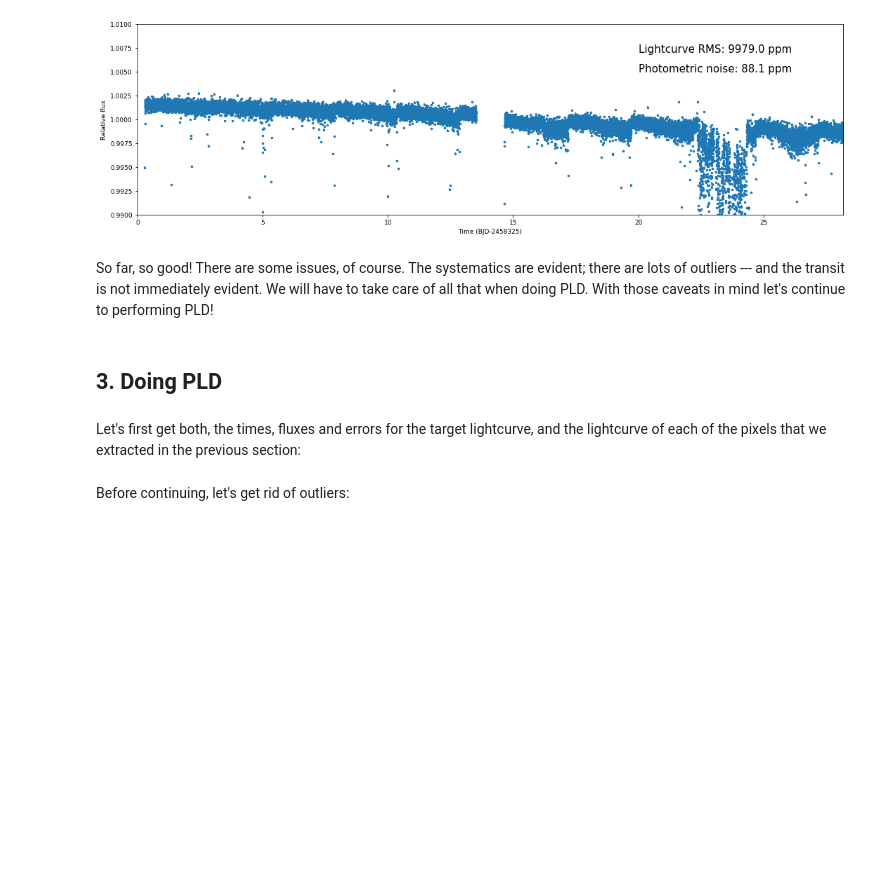
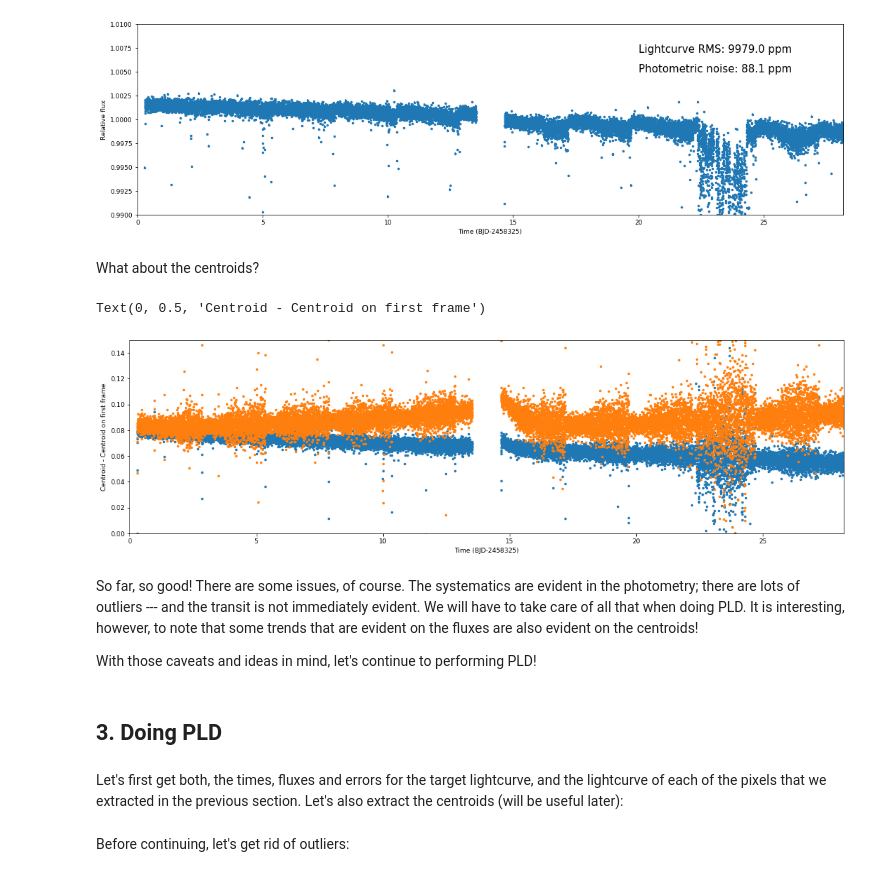
Before and after one commit to nespinoza/PLD-TESS, a Jupyter notebook: How to PLD with TESS --- an iPython notebook.ipynb, the cells around one changed output. Drawn from its saved outputs; the diff is of its cells as text; code cells hidden in the pictures; blank space fills up the shorter version.

```diff
--- a/How to PLD with TESS --- an iPython notebook.ipynb
+++ b/How to PLD with TESS --- an iPython notebook.ipynb
@@ -134,12 +152,29 @@ plt.ylabel('Relative flux')
 # %% [output]
 Text(0, 0.5, 'Relative flux')
 [figure]
+# %% [markdown]
+What about the centroids?
+# %%
+t,x,y = np.loadtxt(tess_id+'_centroids.dat',unpack=True)
+plt.figure(figsize=(18,5))
+tstart = int(t[0])
+plt.plot(t-tstart,x-x[0],'.',label='X-centroid')
+plt.plot(t-tstart,y-y[0],'.',label='Y-centroid')
+plt.ylim(0.,0.15)
+plt.xlim(0,np.max(t-tstart))
+plt.xlabel('Time (BJD-{})'.format(tstart))
+plt.ylabel('Centroid - Centroid on first frame')
+# %% [output]
+Text(0, 0.5, 'Centroid - Centroid on first frame')
+[figure, added]
 # %% [markdown]
-So far, so good! There are some issues, of course. The systematics are evident; there are lots of outliers --- and the transit is not immediately evident. We will have to take care of all that when doing PLD. With those caveats in mind let's continue to performing PLD!
+So far, so good! There are some issues, of course. The systematics are evident in the photometry; there are lots of outliers --- and the transit is not immediately evident. We will have to take care of all that when doing PLD. It is interesting, however, to note that some trends that are evident on the fluxes are also evident on the centroids!
+
+With those caveats and ideas in mind, let's continue to performing PLD!
 # %% [markdown]
 ## 3. Doing PLD
 # %% [markdown]
-Let's first get both, the times, fluxes and errors for the target lightcurve, and the lightcurve of each of the pixels that we extracted in the previous section:
+Let's first get both, the times, fluxes and errors for the target lightcurve, and the lightcurve of each of the pixels that we extracted in the previous section. Let's also extract the centroids (will be useful later):
 # %%
 # Get times, fluxes, errors:
 t,f,ferr = np.loadtxt(tess_id+'_lc.dat',unpack=True)
```
Also changed, not shown: parts of 32 cells of this notebook.
